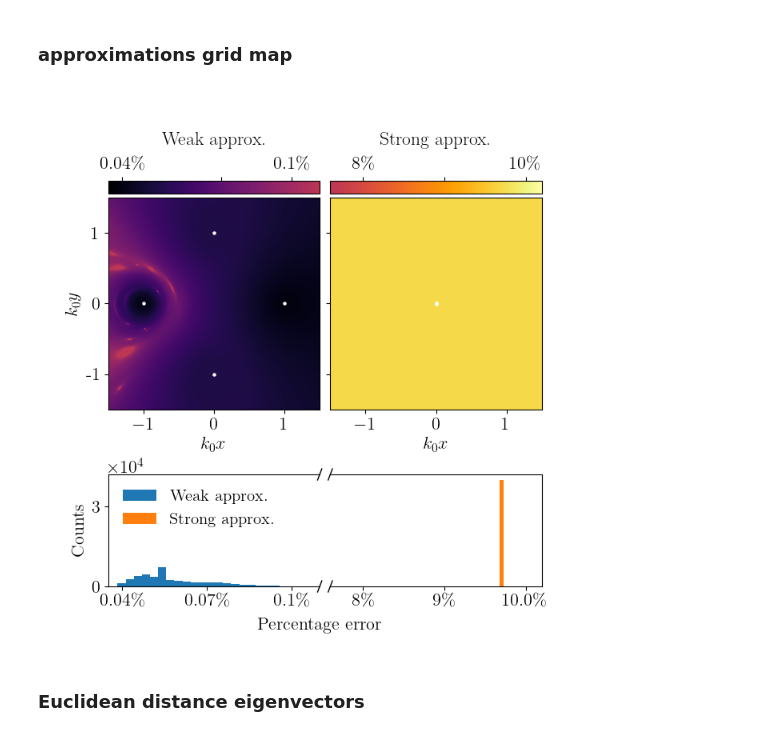
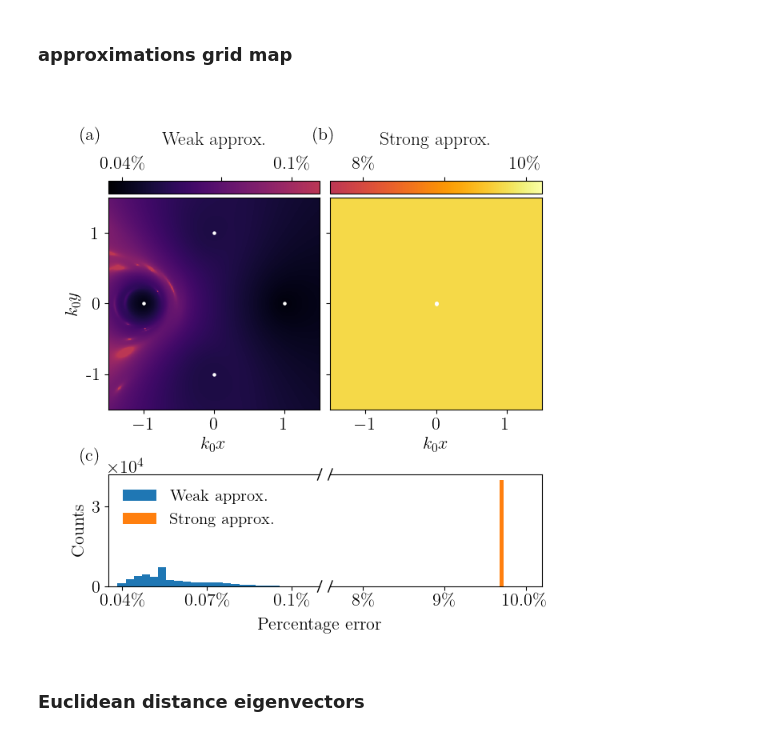
Before and after one commit to mekise/graph-theory-dda, a Jupyter notebook: notebooks/plot_paper.ipynb, the cells around one changed output. Saved outputs shown, nothing was run; the diff lists cells and outputs as text; code cells hidden in the pictures.

```diff
--- a/notebooks/plot_paper.ipynb
+++ b/notebooks/plot_paper.ipynb
@@ -245,34 +245,38 @@ ax.hist(list(np.concatenate(deviationavgst).flat), bins=1, label="Strong approx.
 ax.legend(frameon=False, loc="upper left")
 ax.set_xlabel("Percentage error")
 ax.xaxis.set_label_coords(1, -0.28, transform=ax.transAxes)
 ax.set_ylabel("Counts")
 ax.set_xticks([0.0004, 0.0007, 0.001], ["$0.04\%$", "$0.07\%$", "$0.1\%$"])
 ax.set_yticks([0, 30000], ["0", "3"])
 ax.text(0, 1.03, "$\\times 10^4$", transform=ax.transAxes)
 ax.set_xlim(0.35e-3,1.1e-3)
 ax.spines["right"].set_visible(False)
 d = .05
 kwargs = dict(transform=ax.transAxes, color='k', clip_on=False)
 ax.plot((1-0.2*d, 1+0.2*d), (-d, +d), **kwargs, lw=1)
 ax.plot((1-0.2*d, 1+0.2*d), (1-d, 1+d), **kwargs, lw=1)
 
 ax = fig.add_subplot(gs[1,1])
 ax.hist(list(np.concatenate(deviationavgst).flat), bins=1, label="strong approx.", color="C1")
 ax.set_xticks([0.08, 0.09, 0.1], ["$8\%$", "$9\%$", "$10.0\%$"])
 ax.set_yticks([0, 30000], ["0", "3"])
 ax.set_xlim(0.076,0.102)
 ax.spines["left"].set_visible(False)
 ax.tick_params(left=False, labelleft=False)
 d = .05
 kwargs = dict(transform=ax.transAxes, color='k', clip_on=False)
 ax.plot((-0.2*d, 0.2*d), (-d, +d), **kwargs, lw=1)
 ax.plot((-0.2*d, 0.2*d), (1-d, 1+d), **kwargs, lw=1)
 
+ax.text(-1.18, 3.98, "(a)", transform=ax.transAxes)
+ax.text(-0.08, 3.98, "(b)", transform=ax.transAxes)
+ax.text(-1.18, 1.12, "(c)", transform=ax.transAxes)
+
 # plt.tight_layout()
 plt.savefig(saveplot)
 plt.show()
 # %% [output]
-[figure, old version]
+[figure, new version]
 # %% [markdown]
 ### Euclidean distance eigenvectors
 # %%
```
